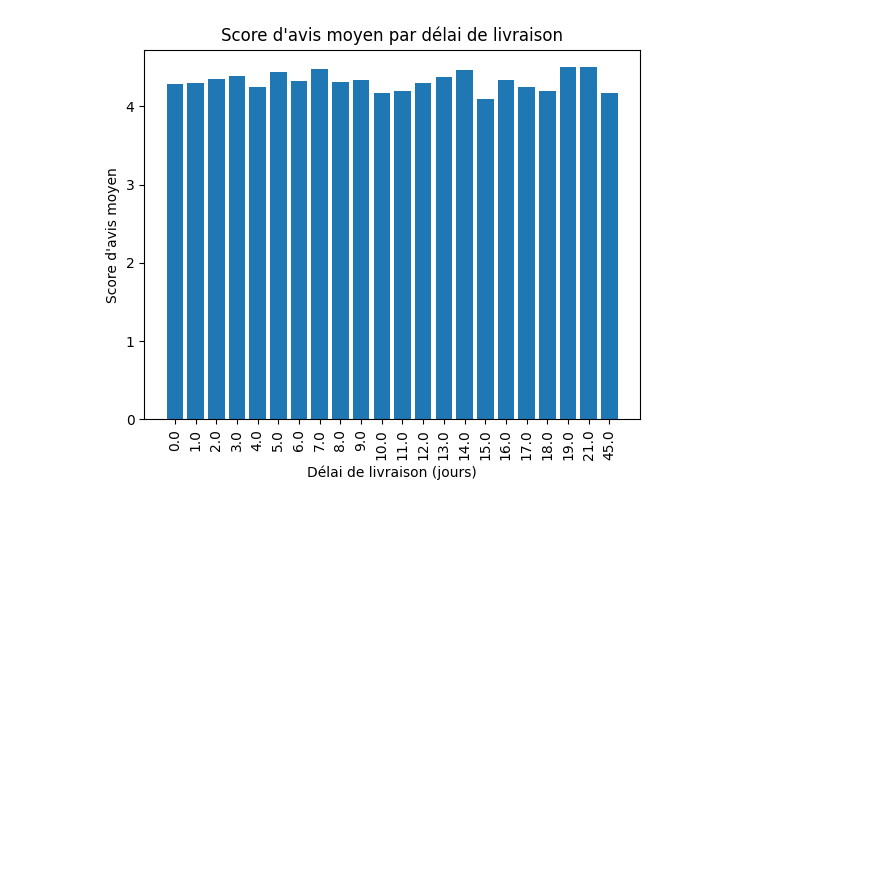
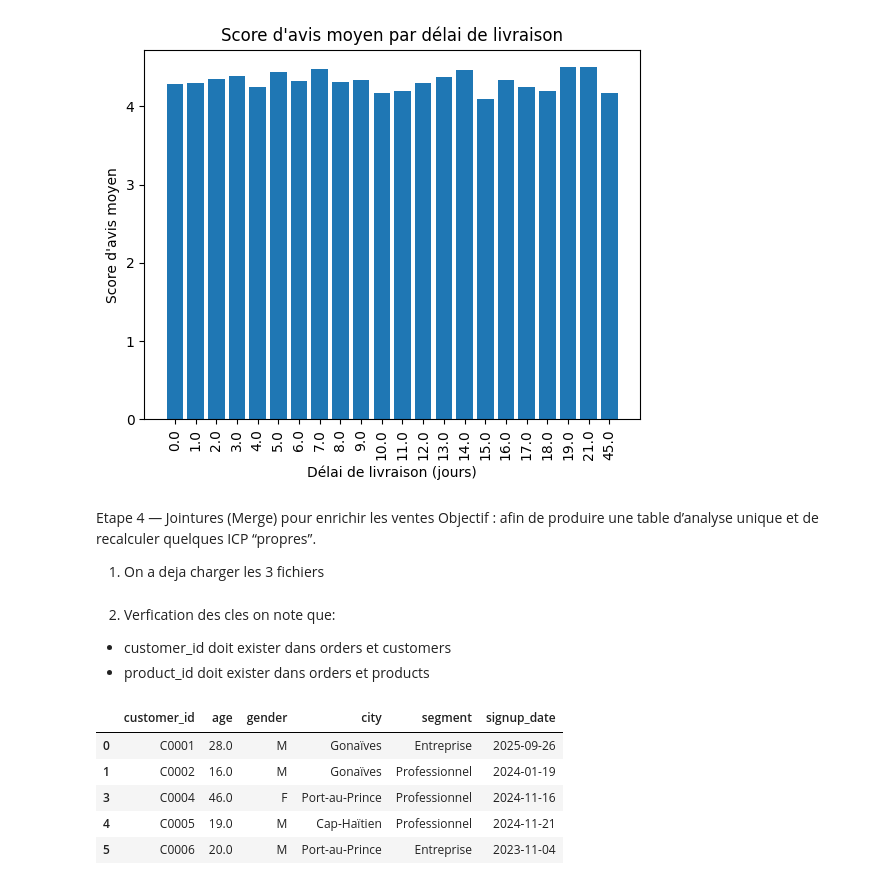
Before and after one commit to Poincare008/Mini_Projet_Pandas, a Jupyter notebook: Mini_Projet_Pandas.ipynb, the cells around one changed output. Cells and saved outputs as stored; diff of their text form; code cells hidden in the pictures; blank space fills up the shorter version.

```diff
--- a/Mini_Projet_Pandas.ipynb
+++ b/Mini_Projet_Pandas.ipynb
@@ -651,3 +651,23 @@ plt.xticks(rotation=90)
 plt.show()
 # %% [output]
 [figure]
+# %% [markdown]
+Etape 4 — Jointures (Merge) pour enrichir les ventes
+Objectif : afin de produire une table d’analyse unique et de recalculer quelques ICP “propres”.
+
+1. On a deja charger les 3 fichiers
+# %% [markdown]
+2. Verfication des cles
+on note que:
+
+- customer_id doit exister dans orders et customers
+- product_id doit exister dans orders et products
+# %%
+customers.head()
+# %% [output]
+|  | customer_id | age | gender | city | segment | signup_date |
+| 0 | C0001 | 28.0 | M | Gonaïves | Entreprise | 2025-09-26 |
+| 1 | C0002 | 16.0 | M | Gonaïves | Professionnel | 2024-01-19 |
+| 3 | C0004 | 46.0 | F | Port-au-Prince | Professionnel | 2024-11-16 |
+| 4 | C0005 | 19.0 | M | Cap-Haïtien | Professionnel | 2024-11-21 |
+| 5 | C0006 | 20.0 | M | Port-au-Prince | Entreprise | 2023-11-04 |
```
Also changed, not shown: parts of 14 cells of this notebook.
